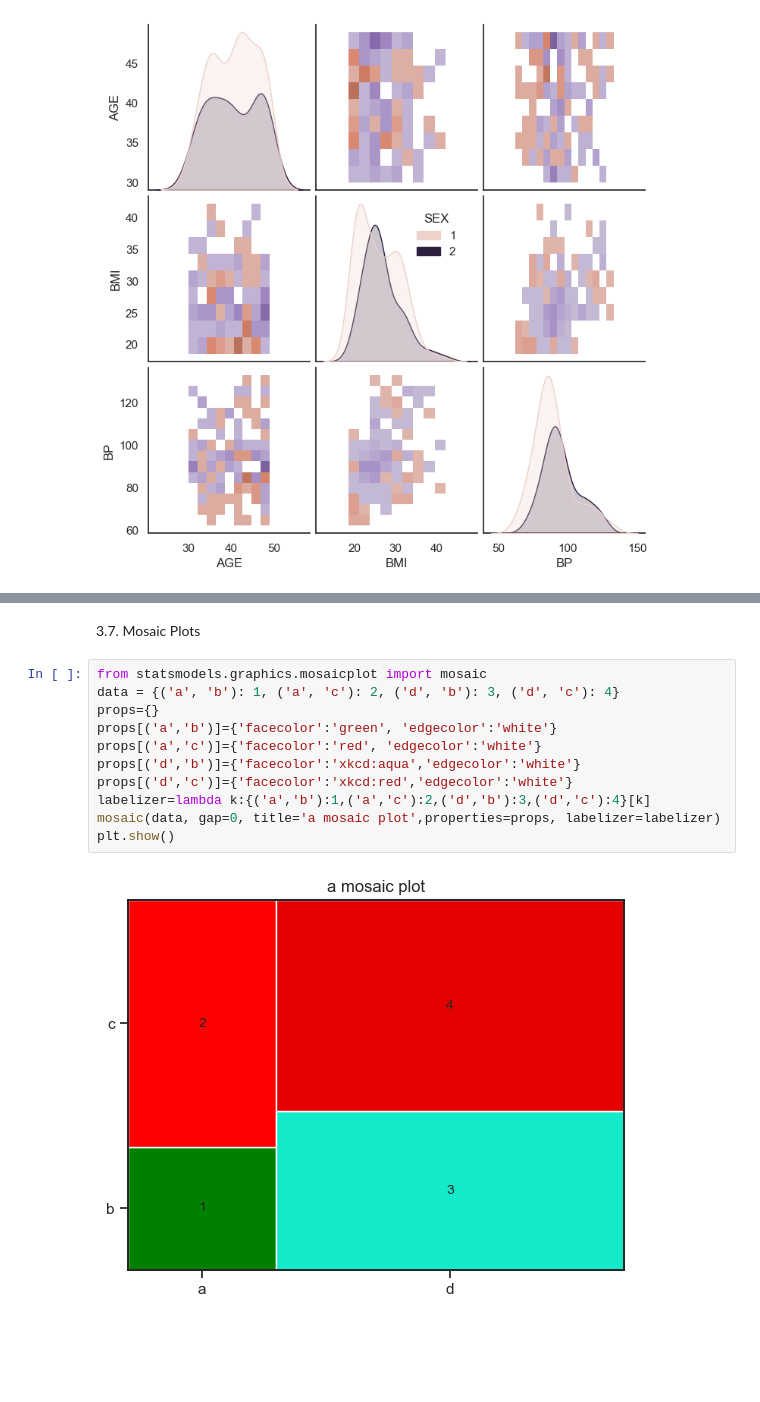
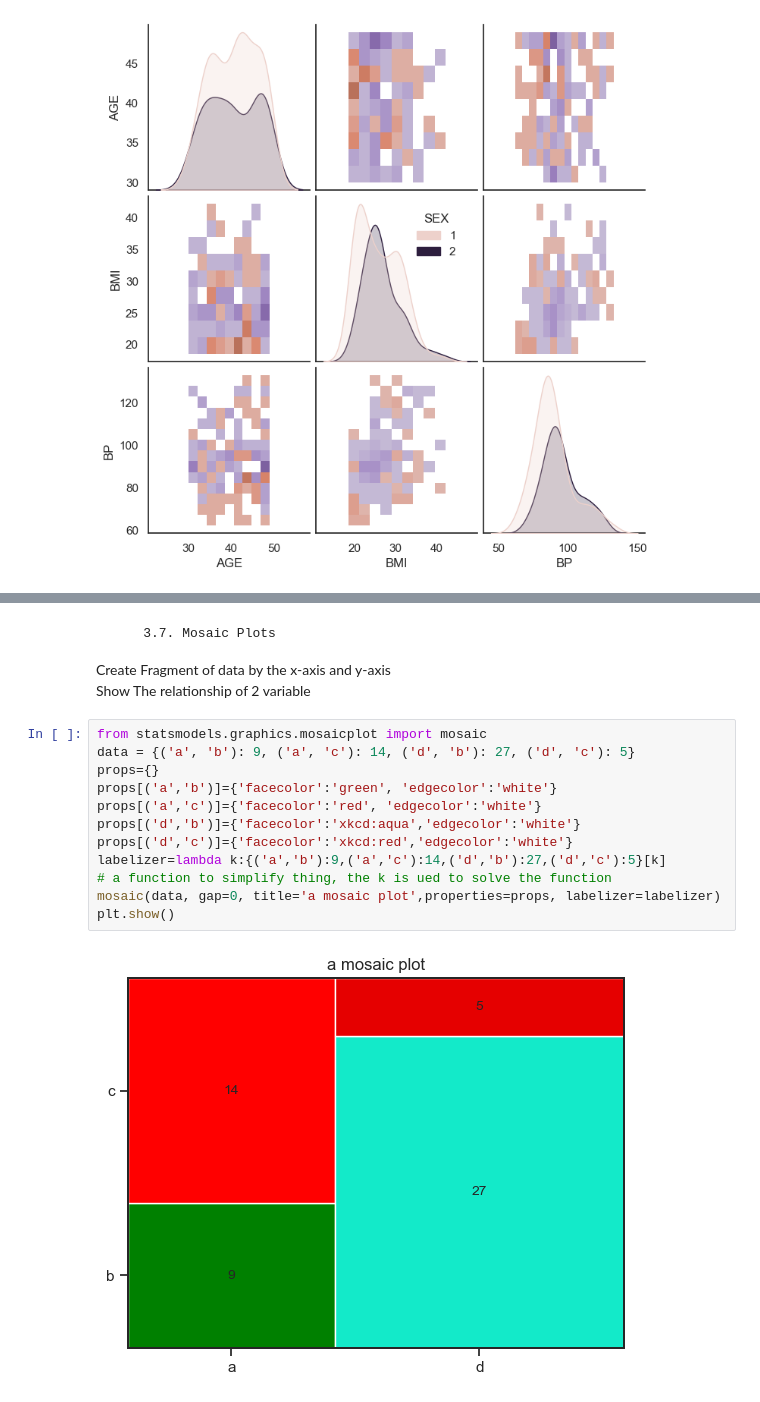
Before and after one commit to alfredwisana/DPV, a Jupyter notebook: Practical 3/contoh_plots.ipynb, the cells around one changed output, grey strips where cells are left out. Drawn from its saved outputs; the diff is of its cells as text; blank space fills up the shorter version.

```diff
--- a/Practical 3/contoh_plots.ipynb
+++ b/Practical 3/contoh_plots.ipynb
@@ -433,16 +440,20 @@ plt.show()
 [figure]
-# %% [markdown]
-3.7. Mosaic Plots
+# %% [markdown]
+        3.7. Mosaic Plots
+Create Fragment of data by the x-axis and y-axis
+<br>
+Show The relationship of 2 variable
 # %%
 from statsmodels.graphics.mosaicplot import mosaic
-data = {('a', 'b'): 1, ('a', 'c'): 2, ('d', 'b'): 3, ('d', 'c'): 4}
+data = {('a', 'b'): 9, ('a', 'c'): 14, ('d', 'b'): 27, ('d', 'c'): 5}
 props={}
 props[('a','b')]={'facecolor':'green', 'edgecolor':'white'}
 props[('a','c')]={'facecolor':'red', 'edgecolor':'white'}
 props[('d','b')]={'facecolor':'xkcd:aqua','edgecolor':'white'}
 props[('d','c')]={'facecolor':'xkcd:red','edgecolor':'white'}
-labelizer=lambda k:{('a','b'):1,('a','c'):2,('d','b'):3,('d','c'):4}[k]
+labelizer=lambda k:{('a','b'):9,('a','c'):14,('d','b'):27,('d','c'):5}[k]
+# a function to simplify thing, the k is ued to solve the function
 mosaic(data, gap=0, title='a mosaic plot',properties=props, labelizer=labelizer)
 plt.show()
 # %% [output]
-[figure, old version]
+[figure, new version]
```
Also changed, not shown: parts of 16 cells of this notebook, 5 other files.
